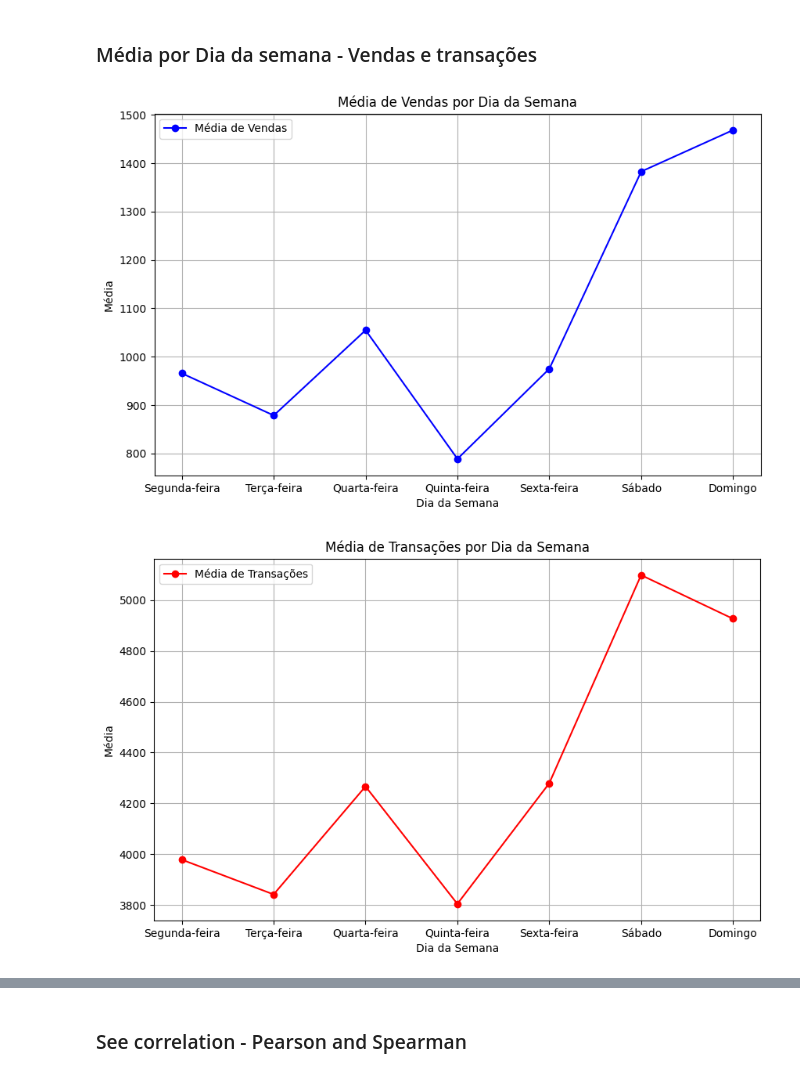
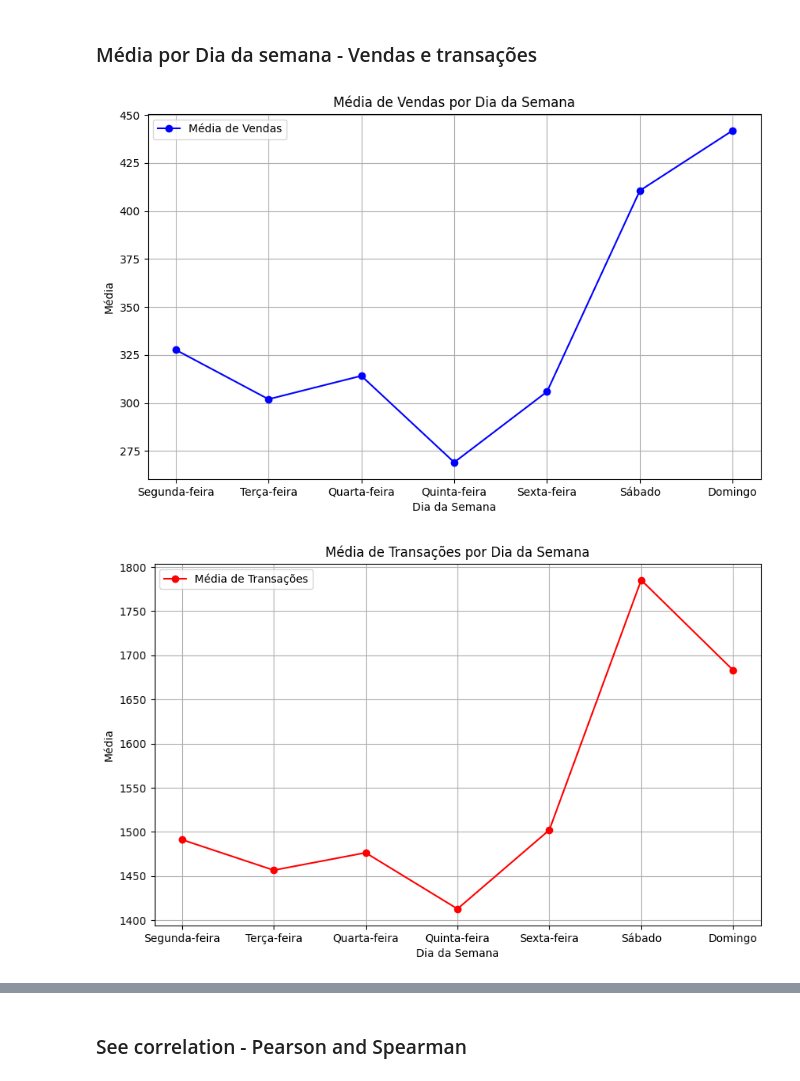
Before and after one commit to PedroSiqueira1/store-sales-forecasting, a Jupyter notebook: exploratory_analysis.ipynb, the cells around one changed output, grey strips where cells are left out. Saved outputs shown, nothing was run; the diff lists cells and outputs as text; code cells hidden in the pictures.

```diff
--- a/exploratory_analysis.ipynb
+++ b/exploratory_analysis.ipynb
@@ -49,4 +52,4 @@ transaction_data.head()
 | 4 | 2013-01-02 | 4 | 1922 |
 # %%
 # Apply left join on train_data and transaction_data
-train_data = pd.merge(train_data, transaction_data, on=['date','store_nbr'], how='left')
+original_train_data = pd.merge(original_train_data, transaction_data, on=['date','store_nbr'], how='left')
@@ -53,12 +72,14 @@ train_data = pd.merge(train_data, transaction_data, on=['date','store_nbr'], how
 # %%
 # Convert date to datetime
-train_data['date'] = pd.to_datetime(train_data['date'])
+original_train_data['date'] = pd.to_datetime(original_train_data['date'])
 
 # Fill NaN values with 0
-train_data['transactions'] = train_data['transactions'].fillna(0)
+original_train_data['transactions'] = original_train_data['transactions'].fillna(0)
 
 # 2017 will be used as the test set
-test_data = train_data[train_data['date'].dt.year == 2017]
-train_data = train_data[train_data['date'].dt.year < 2017]
+validation_data = original_train_data.loc[original_train_data['date'].dt.year == 2017]
+train_data = original_train_data.loc[original_train_data['date'].dt.year < 2017]
+
+train_data.is_copy = False
 # %% [markdown]
 # Basic prediction
@@ -137,9 +139,9 @@ array(['AUTOMOTIVE', 'BABY CARE', 'BEAUTY', 'BEVERAGES', 'BOOKS',
 # %%
-store_data['date'] = pd.to_datetime(store_data['date'])
+train_data['date'] = pd.to_datetime(train_data['date'])
 
-store_data['year_month'] = store_data['date'].dt.to_period('M')
+train_data['year_month'] = train_data['date'].dt.to_period('M')
 
-monthly_avg_sales = store_data.groupby('year_month')['sales'].mean()
+monthly_avg_sales = train_data.groupby('year_month')['sales'].mean()
 
 monthly_avg_sales.plot(kind='line', figsize=(12, 6))
 plt.xlabel('Ano-Mês')
@@ -171,8 +169,9 @@ plt.show()
 # %% [markdown]
 ### Média por Dia da semana - Vendas e transações
 # %%
+train_data['day_of_week'] = train_data['date'].dt.dayofweek
 
-weekly_avg_sales = store_data.groupby('day_of_week')['sales'].mean()
+weekly_avg_sales = train_data.groupby('day_of_week')['sales'].mean()
 
 days_of_week = ['Segunda-feira', 'Terça-feira', 'Quarta-feira', 'Quinta-feira', 'Sexta-feira', 'Sábado', 'Domingo']
 
@@ -185,17 +184,17 @@ plt.legend()
 plt.grid(True)
 plt.show()
 # %% [output]
-[figure, old version]
+[figure, new version]
 # %%
-weekly_avg_transactions = store_data.groupby('day_of_week')['transactions'].mean()
+weekly_avg_transactions = train_data.groupby('day_of_week')['transactions'].mean()
 
 plt.figure(figsize=(10, 6))
 plt.plot(days_of_week, weekly_avg_transactions, marker='o', linestyle='-', color='r', label='Média de Transações')
 plt.xlabel('Dia da Semana')
 plt.ylabel('Média')
 plt.title('Média de Transações por Dia da Semana')
 plt.legend()
 plt.grid(True)
 plt.show()
 # %% [output]
-[figure, old version]
+[figure, new version]
```
Also changed, not shown: parts of 39 cells of this notebook.
